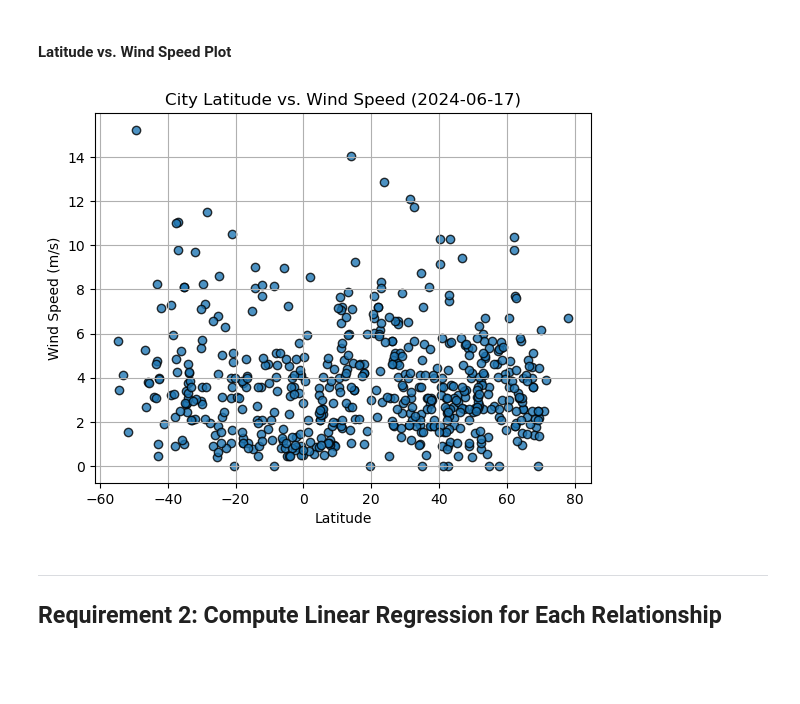
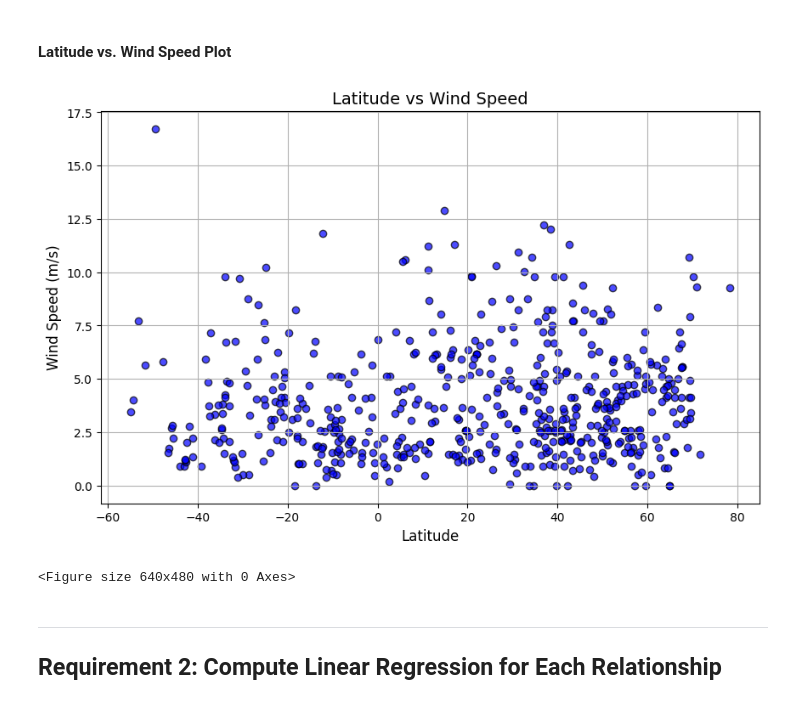
Before and after one commit to arkhanks/python-api-challenge, a Jupyter notebook: WeatherPy.ipynb, the cells around one changed output. Saved outputs shown, nothing was run; the diff lists cells and outputs as text; code cells hidden in the pictures; blank space fills up the shorter version.

```diff
--- a/WeatherPy.ipynb
+++ b/WeatherPy.ipynb
@@ -224,0 +211,16 @@ plt.show()
+# %%
+# Create a function for plotting scatter plots
+def create_scatter_plot(x, y, x_label, y_label, title):
+    plt.figure(figsize=(10, 6))  # Set the figure size
+    plt.scatter(x, y, color='blue', edgecolor='black', alpha=0.7)  # Scatter plot
+    plt.title(title, fontsize=14)  # Title of the plot
+    plt.xlabel(x_label, fontsize=12)  # X-axis label
+    plt.ylabel(y_label, fontsize=12)  # Y-axis label
+    plt.grid(True)  # Show gridlines
+    plt.show()  # Display the plot
+
+
+
+
+# Plot latitude vs Temperature
+create_scatter_plot(city_data_df['Lat'], city_data_df['Max Temp'], 'Latitude', 'Temperature (°C)', 'Latitude vs Temperature')
@@ -257,19 +250,16 @@ plt.show()
 # %% [markdown]
 #### Latitude vs. Wind Speed Plot
 # %%
-# Build the scatter plots for latitude vs. wind speed
-# YOUR CODE HERE
-
-# Incorporate the other graph properties
-# YOUR CODE HERE
-
+# Plot latitude vs Wind Speed
+create_scatter_plot(city_data_df['Lat'], city_data_df['Wind Speed'], 'Latitude', 'Wind Speed (m/s)', 'Latitude vs Wind Speed')
 # Save the figure
 plt.savefig("output_data/Fig4.png")
 
 # Show plot
 plt.show()
 # %% [output]
-[figure, old version]
+[figure, new version]
+<Figure size 640x480 with 0 Axes>
 # %% [markdown]
 ---
 
```
Also changed, not shown: parts of 38 cells of this notebook, 13 other files.
